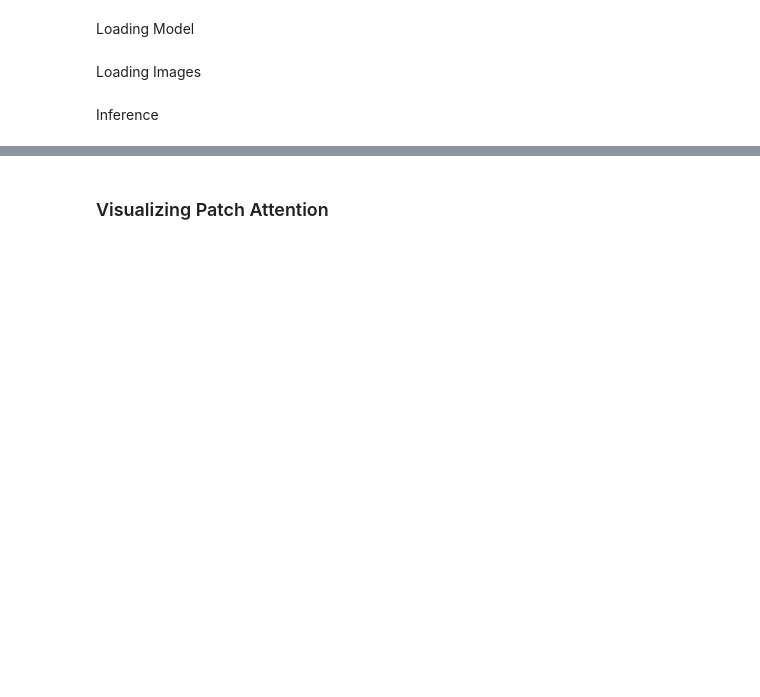
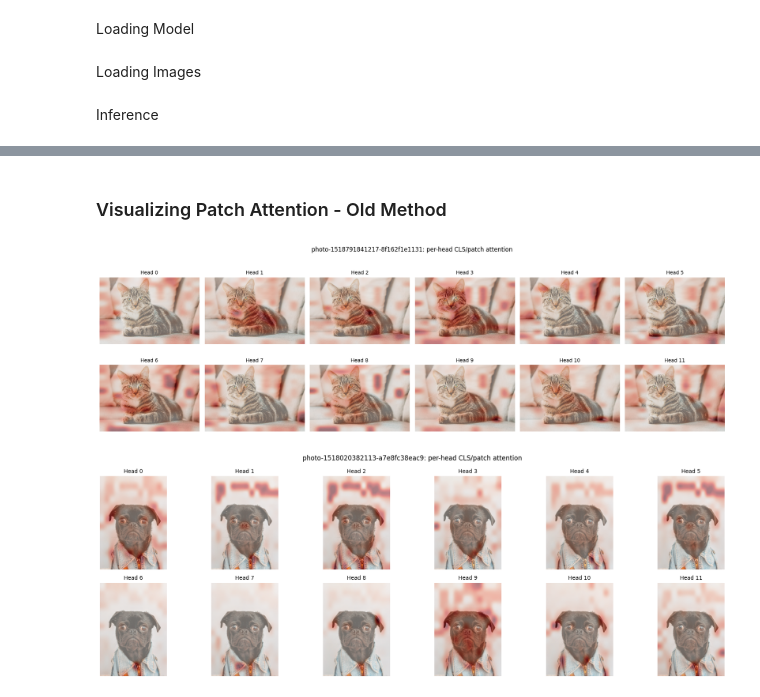
Before and after one commit to HaiderDawoodKhan/ATML-PA0, a Jupyter notebook: task2.ipynb, the cells around one changed output, grey strips where cells are left out. Saved outputs shown, nothing was run; the diff lists cells and outputs as text; code cells hidden in the pictures; blank space fills up the shorter version.

```diff
--- a/task2.ipynb
+++ b/task2.ipynb
@@ -19,11 +19,12 @@ from transformers import AutoImageProcessor, AutoConfig, ViTForImageClassificati
 # %% [markdown]
 Loading Model
 # %%
-MODEL_NAME = "facebook/deit-small-patch16-224"
+MODEL_NAME = "google/vit-base-patch16-224"
 
 config = AutoConfig.from_pretrained(MODEL_NAME)
-processor = AutoImageProcessor.from_pretrained(MODEL_NAME)
-model = ViTForImageClassification.from_pretrained(MODEL_NAME)
+config.output_attentions = True
+processor = ViTImageProcessor.from_pretrained(MODEL_NAME)
+model = ViTForImageClassification.from_pretrained(MODEL_NAME, config=config)
 model.eval()
 
 if torch.cuda.is_available():
@@ -76,7 +74,7 @@ inputs = {k: v.to(device) for k, v in inputs.items()}
 Inference
 # %%
 with torch.no_grad():
-    outputs = model(**inputs, output_attentions=True, return_dict=True)
+    outputs = model(**inputs, output_attentions=True)
     logits = outputs.logits
     attentions = outputs.attentions
 
@@ -85,4 +215,4 @@ top1_ids = probs.argmax(dim=-1).tolist()
 # %% [markdown]
-### Visualizing Patch Attention
+### Visualizing Patch Attention - Old Method
 # %%
 def normalize_to_01(x: torch.Tensor, eps: float = 1e-6) -> torch.Tensor:
@@ -132,7 +265,7 @@ def attention_map_to_heatmap(
     attn_grid = attn_vec.reshape(grid, grid).detach().cpu().numpy()
 
     # Upsample to image size using PIL
-    attn_img = Image.fromarray((attn_grid * 255).astype(np.uint8), mode="L")
+    attn_img = Image.fromarray((attn_grid * 255).astype(np.uint8))
     attn_img = attn_img.resize(ref_img_size, resample=Image.BICUBIC)
     return np.array(attn_img).astype(np.float32) / 255.0  # back to [0,1]
 
@@ -163,16 +361,23 @@ def overlay_heatmap_on_image(
+# %%
+# (B, H, num_patches)
+cls_patch_attn_ph = get_cls_to_patches_attention_per_head(
+    attentions,
+    follow_medium_indexing=True,   # or False for CLS→patches
+    normalize=True
+)
 # %%
-id2label = {int(k): v for k, v in model.config.id2label.items()}
-target_size = pil_images[0].size  # (W, H) for overlay sizing
 
-for i, ((name, pil_img), idx) in enumerate(zip(items, top1_ids)):
-    label = id2label.get(idx, f"class_{idx}")
-    conf = probs[i, idx].item()
-    print(f"[RESULT] {name}: Top-1 = {label} (p={conf:.3f})")
 
-    # Build upsampled heatmap for this image
-    heatmap = attention_map_to_heatmap(cls_patch_attn[i], (pil_img.size[0], pil_img.size[1]))
-
-    # Overlay & save
-    out_name = f"{name}__attn.png"
-    overlay_title = f"{label} (p={conf:.2f}) — CLS attention"
-    overlay_heatmap_on_image(pil_img, heatmap, alpha=0.45, cmap="jet", save_path=out_name, title=overlay_title)
+B, H, _ = cls_patch_attn_ph.shape
+for i, (name, pil_img) in enumerate(items):
+    visualize_heads_grid_for_image(
+        image=pil_img,
+        head_vecs=cls_patch_attn_ph[i],           # (H, num_patches) for this image
+        alpha=0.45,
+        cmap="Reds",                               # red overlay
+        suptitle=f"{name}: per-head CLS/patch attention",
+        max_cols=6                                 # optional; nice for many heads
+    )
+# %% [output]
+[figure, added]
+[figure, added]
```
Also changed, not shown: parts of 12 cells of this notebook, 6 other files.
